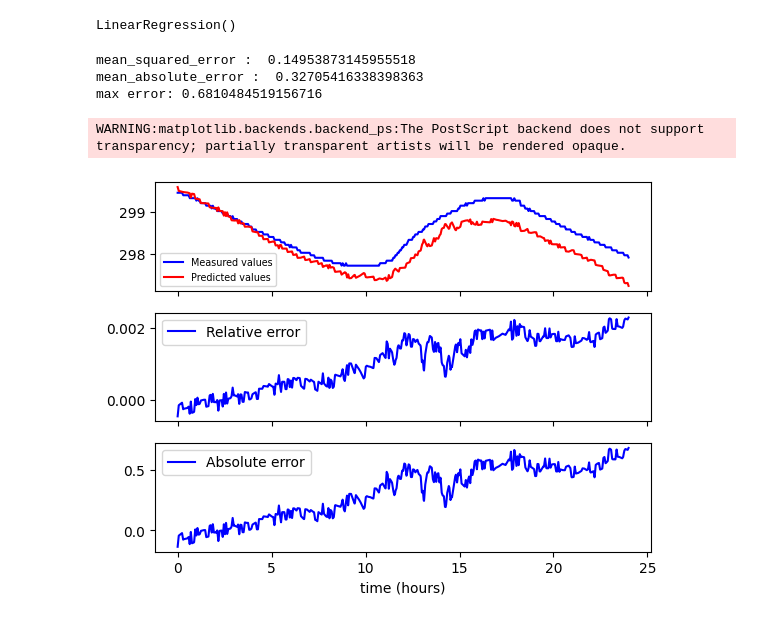
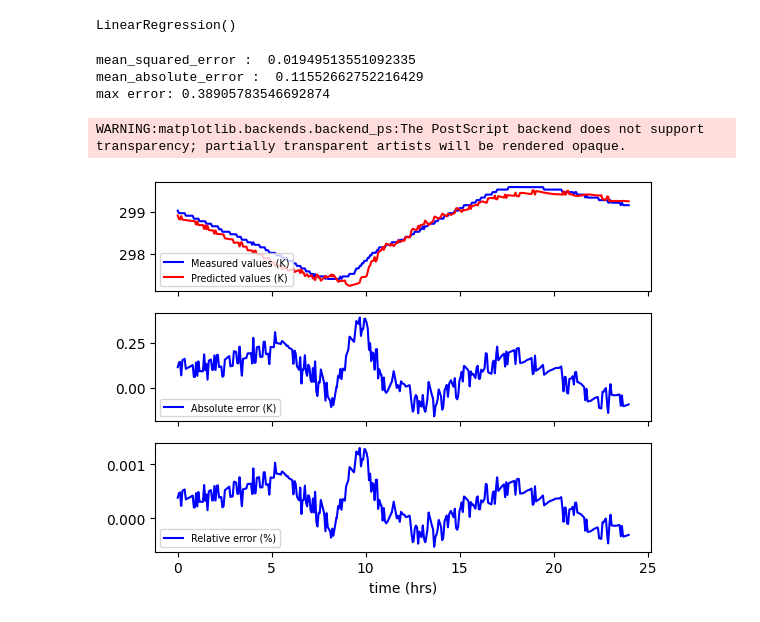
Before and after one commit to yajuna/linearRegression, a Jupyter notebook: linear_regression(version2_0).ipynb, the cells around one changed output. Drawn from its saved outputs; the diff is of its cells as text; code cells hidden in the pictures.

```diff
--- a/linear_regression(version2_0).ipynb
+++ b/linear_regression(version2_0).ipynb
@@ -205,7 +216,7 @@ weather data read
 #include depth as training variable
 # n = 0 for 9cm; n = 1 for 4.5cm
 n = 0
-depth_list = [9/radius, 4.5/radius]
+depth_list =  [0.09/radius, 0.045/radius]#[9/radius, 4.5/radius]#
 
 # training Y temp
 Ytrain_list = [train_midTemp1, train_midTemp2]
@@ -219,12 +230,14 @@ depth = np.ones(train_coreTemp.shape) * depth_list[n]
 ic_train = np.ones(train_coreTemp.shape) * Ytrain_list[n][0]
 
 # Training data in x; training data in y
-Xtrain = [1./train_airPressure, 1./train_humidity, train_airTemp, train_windSpeed, train_solar, ic_train, depth, train_coreTemp, train_barkTemp]
+Xtrain = [1./train_humidity, train_airTemp, train_windSpeed, train_solar, ic_train, depth, train_coreTemp, train_barkTemp]
+for j in range(7):
+  print(Xtrain[j].size)
 X_train = np.array(Xtrain).T
 Y_train = Ytrain_list[n]
 
 # testing data in x, testing data in y.
 ic_test = np.ones(test_coreTemp.shape) * Ytest_list[n][0]
-Xtest = [1./train_airPressure,1./test_humidity, test_airTemp, test_windSpeed, test_solar, ic_test, depth, test_coreTemp, test_barkTemp]
+Xtest = [1./test_humidity, test_airTemp, test_windSpeed, test_solar, ic_test, depth, test_coreTemp, test_barkTemp]
 X_test = np.array(Xtest).T
 Y_test = Ytest_list[n]
@@ -244,24 +265,24 @@ print(
 
 print('max error:', max(abs(Y_test - predictions)))
 # %% [output]
-mean_squared_error :  0.14953873145955518
-mean_absolute_error :  0.32705416338398363
-max error: 0.6810484519156716
+mean_squared_error :  0.01949513551092335
+mean_absolute_error :  0.11552662752216429
+max error: 0.38905783546692874
 # %%
 # visualization
 
 fig, axs = plt.subplots(3, sharex=True, sharey=False)
 # fig.suptitle('Measured temperature, predicted temperature, absolute, and relative error')
-axs[0].plot(time, Y_test, 'b-', label='Measured values')
-axs[0].plot(time, predictions, 'r-', label='Predicted values')
-axs[1].plot(time, (Y_test - predictions)/Y_test, 'b-', label='Relative error')
-axs[2].plot(time, Y_test - predictions, 'b-', label='Absolute error')
+axs[0].plot(time, Y_test, 'b-', label='Measured values (K)')
+axs[0].plot(time, predictions, 'r-', label='Predicted values (K)')
+axs[1].plot(time, Y_test - predictions, 'b-', label='Absolute error (K)')
+axs[2].plot(time, (Y_test - predictions)/Y_test, 'b-', label='Relative error (%)')
 axs[0].legend(loc='lower left', fontsize = 'x-small')
-axs[1].legend()
-axs[2].legend()
-plt.xlabel('time (hours)', fontsize=10)
-fig.savefig("test8.eps")
+axs[1].legend(loc='lower left', fontsize = 'x-small')
+axs[2].legend(loc='lower left', fontsize = 'x-small')
+plt.xlabel('time (hrs)', fontsize=10)
+fig.savefig("test5.1.eps")
 plt.show()
 # %% [output]
 WARNING:matplotlib.backends.backend_ps:The PostScript backend does not support transparency; partially transparent artists will be rendered opaque.
-[figure, old version]
+[figure, new version]
```
Also changed, not shown: parts of 8 cells of this notebook.
